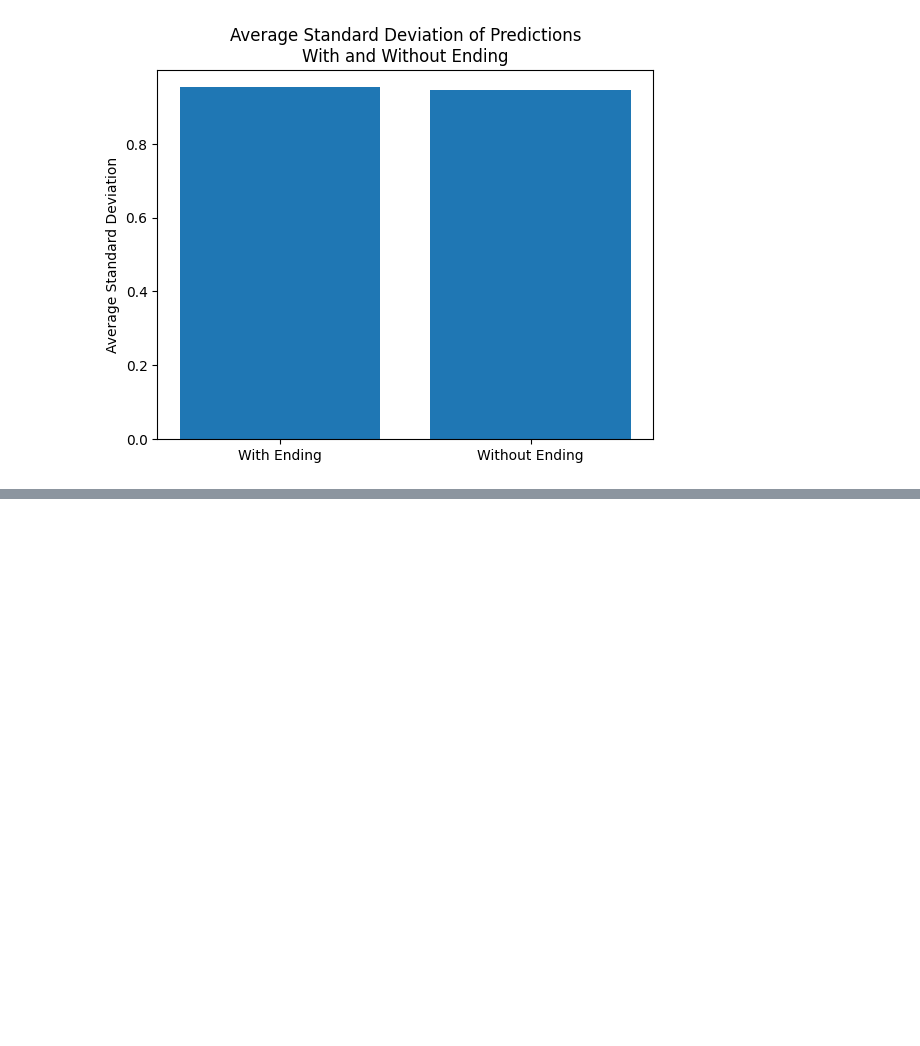
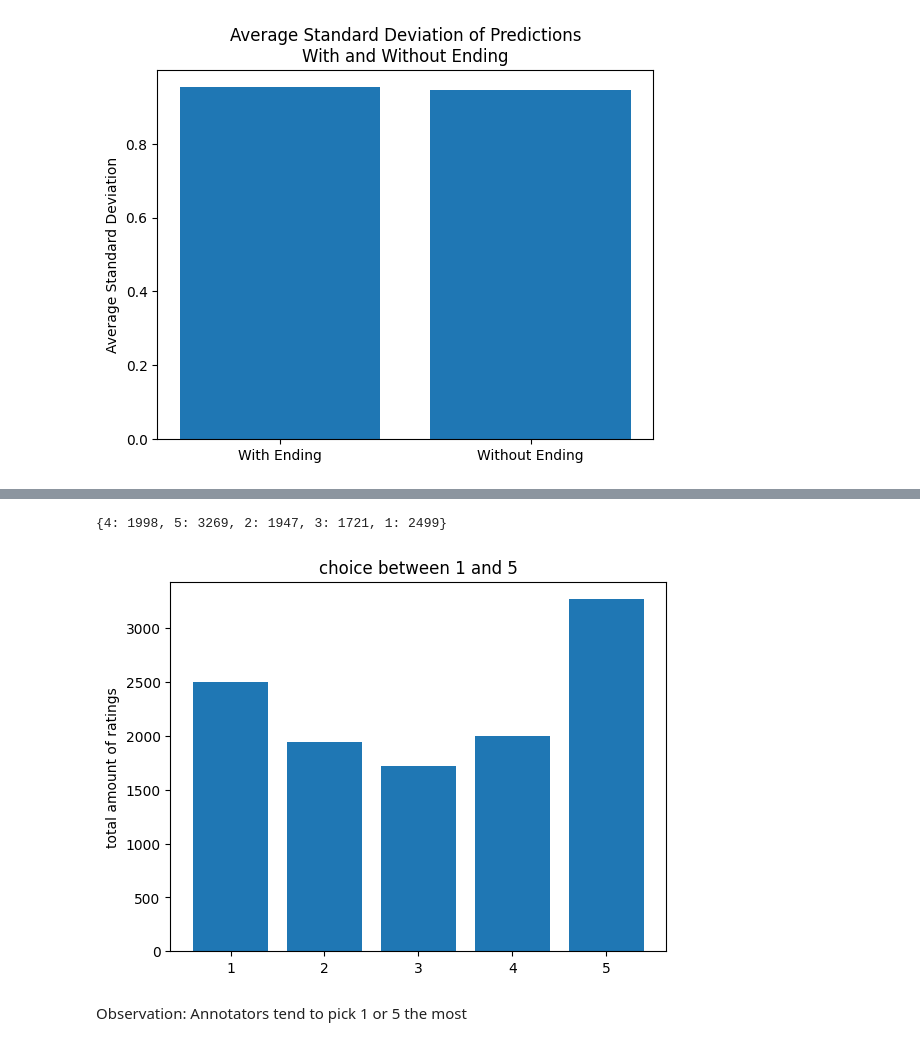
Before and after one commit to TrottingMouse/semeval2026-narrative-disambiguation, a Jupyter notebook: data_analysis/data_analysis_more.ipynb, the cells around one changed output, grey strips where cells are left out. Cells and saved outputs as stored; diff of their text form; code cells hidden in the pictures; blank space fills up the shorter version.

```diff
--- a/data_analysis/data_analysis_more.ipynb
+++ b/data_analysis/data_analysis_more.ipynb
@@ -69,0 +126,21 @@ Number of at least once nonsensically judged samples in dev set: 42 out of 588
+# %%
+ratings = {}
+
+for data in train:
+    metrics = train[data]
+    for rating in metrics["choices"]:
+        if rating not in ratings.keys():
+            ratings[rating] = 1
+        else:
+            ratings[rating] += 1
+print(ratings)
+
+plt.bar(["1", "2", "3", "4", "5"], [ratings[1], ratings[2], ratings[3], ratings[4], ratings[5]])
+plt.ylabel("Number of ratings")
+plt.title("choice between 1 and 5")
+plt.show()
+# %% [output]
+{4: 1998, 5: 3269, 2: 1947, 3: 1721, 1: 2499}
+[figure, added]
+# %% [markdown]
+Observation: Annotators tend to pick 1 or 5 the most
```
Also changed, not shown: parts of 3 cells of this notebook.
